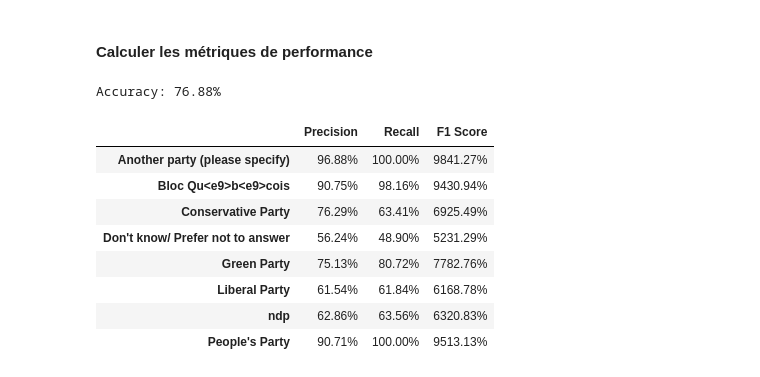
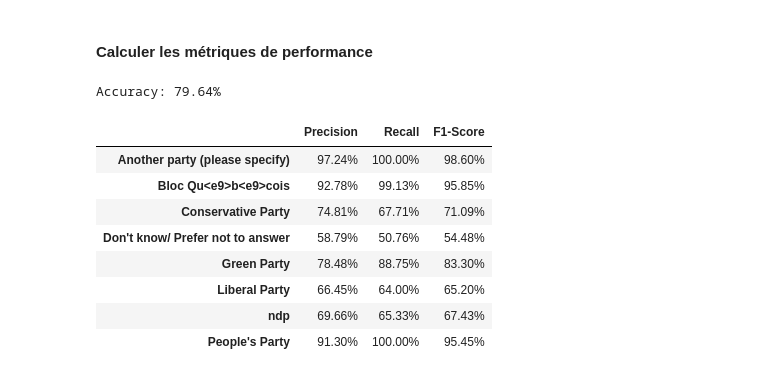
Before and after one commit to n0aaz/Projet_GLO-7027, a Jupyter notebook: fullyConnected.ipynb, the cells around one changed output. Cells and saved outputs as stored; diff of their text form; code cells hidden in the pictures.

```diff
--- a/fullyConnected.ipynb
+++ b/fullyConnected.ipynb
@@ -18,13 +19,13 @@ import matplotlib.pyplot as plt
 ### Ajuster les hyperparamètres
 # %%
 test_ratio = 0.2
-valid_ratio = 0.2
+valid_ratio = 0.5
 
 hidden_size = 512
 output_size = 8
 dropout = 0.0
 
-n_epochs = 50
+n_epochs = 30
 batch_size = 32
 learning_rate = 0.1
 min_lr=0.00001
@@ -49,7 +50,7 @@ dataset = torch.tensor(df.values)
 train_data, test_data = train_test_split(dataset, test_size=test_ratio)
 
 # Split train into train and validation
-train_data, val_data = train_test_split(train_data, test_size=valid_ratio)
+test_data, val_data = train_test_split(test_data, test_size=valid_ratio)
 
 # Split train into X and y without the firs column
 X_train, y_train = train_data[:, 1:-1].float(), train_data[:, -1].long()
@@ -215,25 +211,25 @@ df_cm
 # %% [markdown]
 #### Calculer les métriques de performance
 # %%
-accuracy = np.trace(confusion_matrix) / np.sum(confusion_matrix) * 100
-precision = np.diag(confusion_matrix) / confusion_matrix.sum(axis=0) * 100
-recall = np.diag(confusion_matrix) / confusion_matrix.sum(axis=1) * 100
-f1_score = 2 * (precision * recall) / (precision + recall)
+accuracy = accuracy_score(ground_truth, predicted_classes)
+precision = precision_score(ground_truth, predicted_classes, average=None)
+recall = recall_score(ground_truth, predicted_classes, average=None)
+f1 = f1_score(ground_truth, predicted_classes, average=None)
 
-print(f"Accuracy: {accuracy:.2f}%")
+print(f"Accuracy: {accuracy:.2%}")
 
-df_metrics = pd.DataFrame({"Precision": precision, "Recall": recall, "F1 Score": f1_score}, index=classes)
+df_metrics = pd.DataFrame({"Precision": precision, "Recall": recall, "F1-Score": f1}, index=classes)
 
-df_metrics = df_metrics.applymap(lambda x: f"{x:.2f}%")
+df_metrics = df_metrics.applymap(lambda x: f"{x:.2%}")
 df_metrics
 # %% [output]
-Accuracy: 76.88%
+Accuracy: 79.64%
-|  | Precision | Recall | F1 Score |
-| Another party (please specify) | 96.88% | 100.00% | 9841.27% |
-| Bloc Qu<e9>b<e9>cois | 90.75% | 98.16% | 9430.94% |
-| Conservative Party | 76.29% | 63.41% | 6925.49% |
-| Don't know/ Prefer not to answer | 56.24% | 48.90% | 5231.29% |
-| Green Party | 75.13% | 80.72% | 7782.76% |
-| Liberal Party | 61.54% | 61.84% | 6168.78% |
-| ndp | 62.86% | 63.56% | 6320.83% |
-| People's Party | 90.71% | 100.00% | 9513.13% |
+|  | Precision | Recall | F1-Score |
+| Another party (please specify) | 97.24% | 100.00% | 98.60% |
+| Bloc Qu<e9>b<e9>cois | 92.78% | 99.13% | 95.85% |
+| Conservative Party | 74.81% | 67.71% | 71.09% |
+| Don't know/ Prefer not to answer | 58.79% | 50.76% | 54.48% |
+| Green Party | 78.48% | 88.75% | 83.30% |
+| Liberal Party | 66.45% | 64.00% | 65.20% |
+| ndp | 69.66% | 65.33% | 67.43% |
+| People's Party | 91.30% | 100.00% | 95.45% |
```
Also changed, not shown: parts of 7 cells of this notebook, 4 other files.
